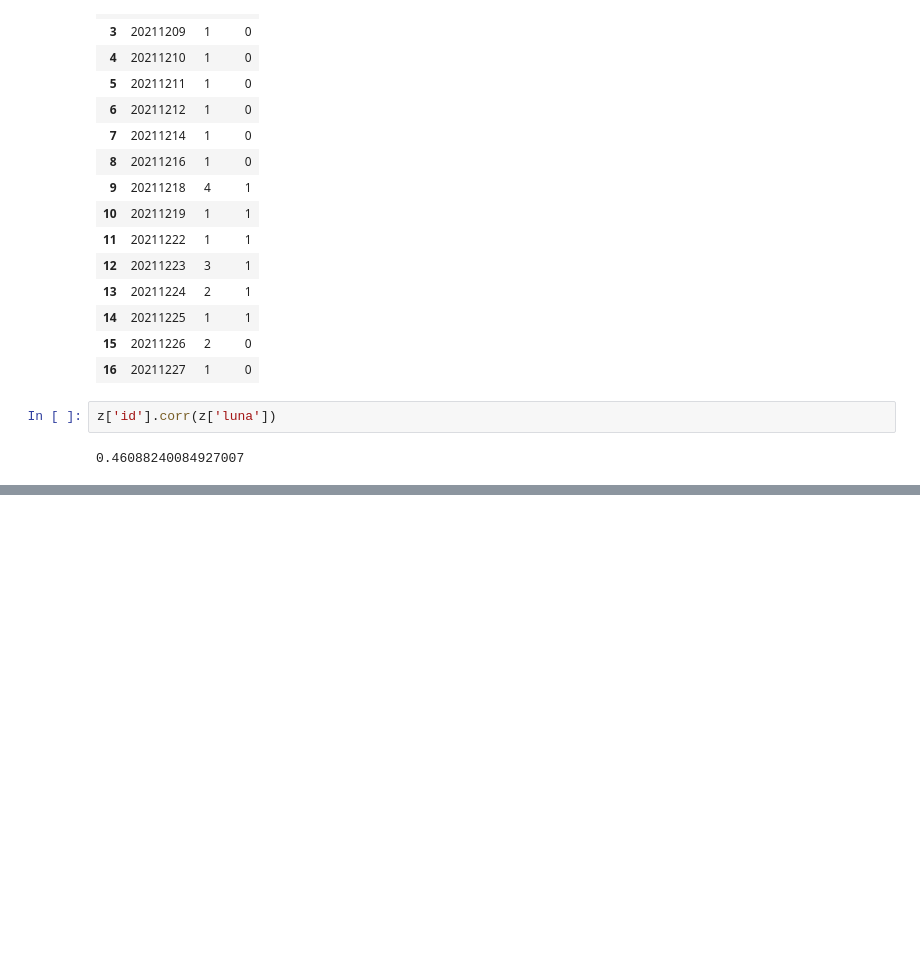
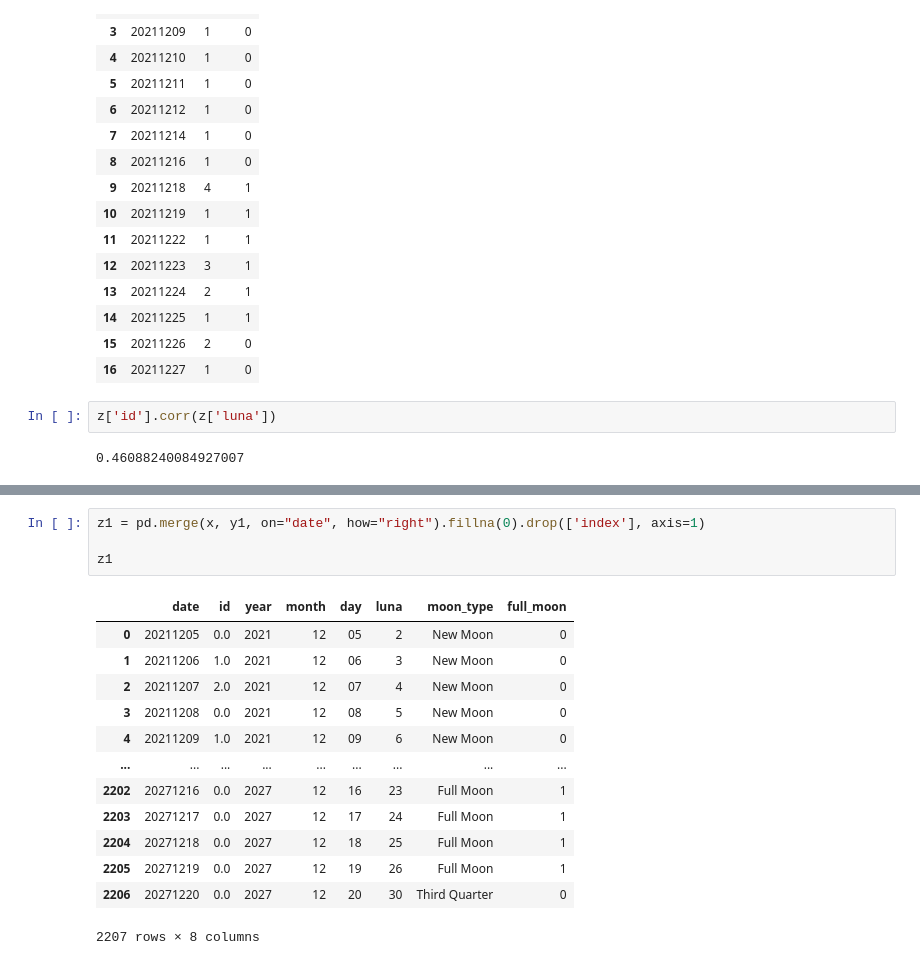
Before and after one commit to acapponi/moon, a Jupyter notebook: data-analisys.ipynb, the cells around one changed output, grey strips where cells are left out. Drawn from its saved outputs; the diff is of its cells as text; blank space fills up the shorter version.

```diff
--- a/data-analisys.ipynb
+++ b/data-analisys.ipynb
@@ -240,0 +262,18 @@ z['id'].corr(z['luna'])
+# %%
+z1 = pd.merge(x, y1, on="date", how="right").fillna(0).drop(['index'], axis=1)
+
+z1
+# %% [output]
+|  | date | id | year | month | day | luna | moon_type | full_moon |
+| 0 | 20211205 | 0.0 | 2021 | 12 | 05 | 2 | New Moon | 0 |
+| 1 | 20211206 | 1.0 | 2021 | 12 | 06 | 3 | New Moon | 0 |
+| 2 | 20211207 | 2.0 | 2021 | 12 | 07 | 4 | New Moon | 0 |
+| 3 | 20211208 | 0.0 | 2021 | 12 | 08 | 5 | New Moon | 0 |
+| 4 | 20211209 | 1.0 | 2021 | 12 | 09 | 6 | New Moon | 0 |
+| ... | ... | ... | ... | ... | ... | ... | ... | ... |
+| 2202 | 20271216 | 0.0 | 2027 | 12 | 16 | 23 | Full Moon | 1 |
+| 2203 | 20271217 | 0.0 | 2027 | 12 | 17 | 24 | Full Moon | 1 |
+| 2204 | 20271218 | 0.0 | 2027 | 12 | 18 | 25 | Full Moon | 1 |
+| 2205 | 20271219 | 0.0 | 2027 | 12 | 19 | 26 | Full Moon | 1 |
+| 2206 | 20271220 | 0.0 | 2027 | 12 | 20 | 30 | Third Quarter | 0 |
+2207 rows × 8 columns
```
Also changed, not shown: parts of 1 cell of this notebook.
